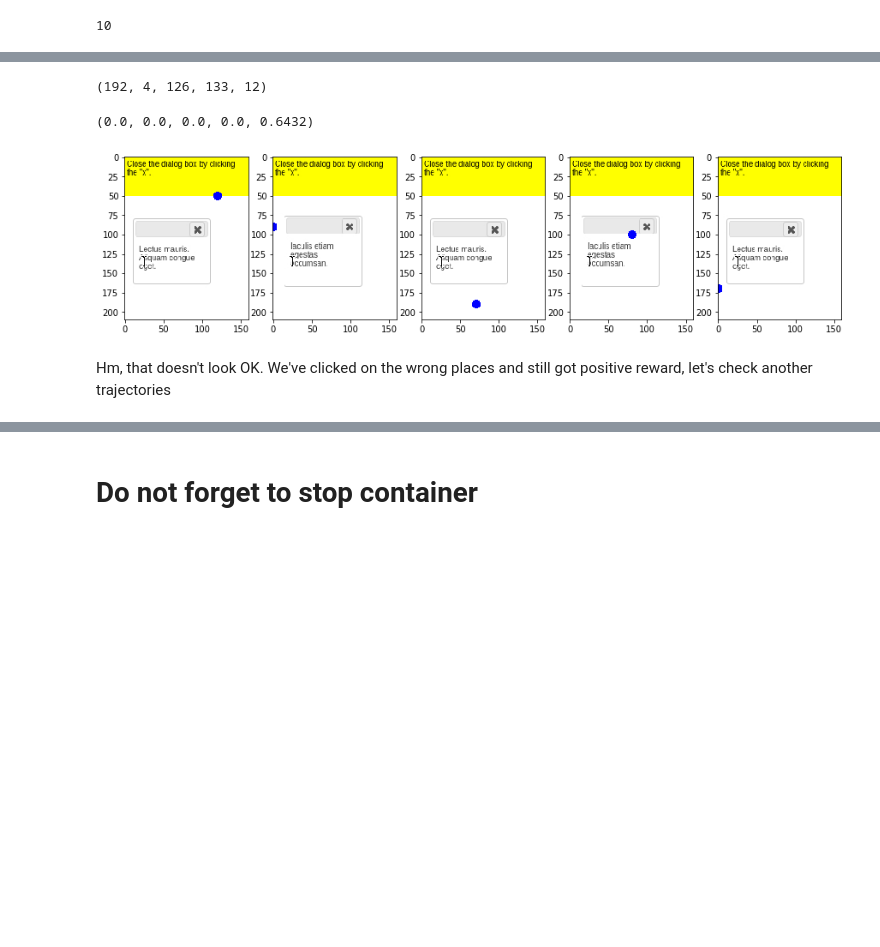
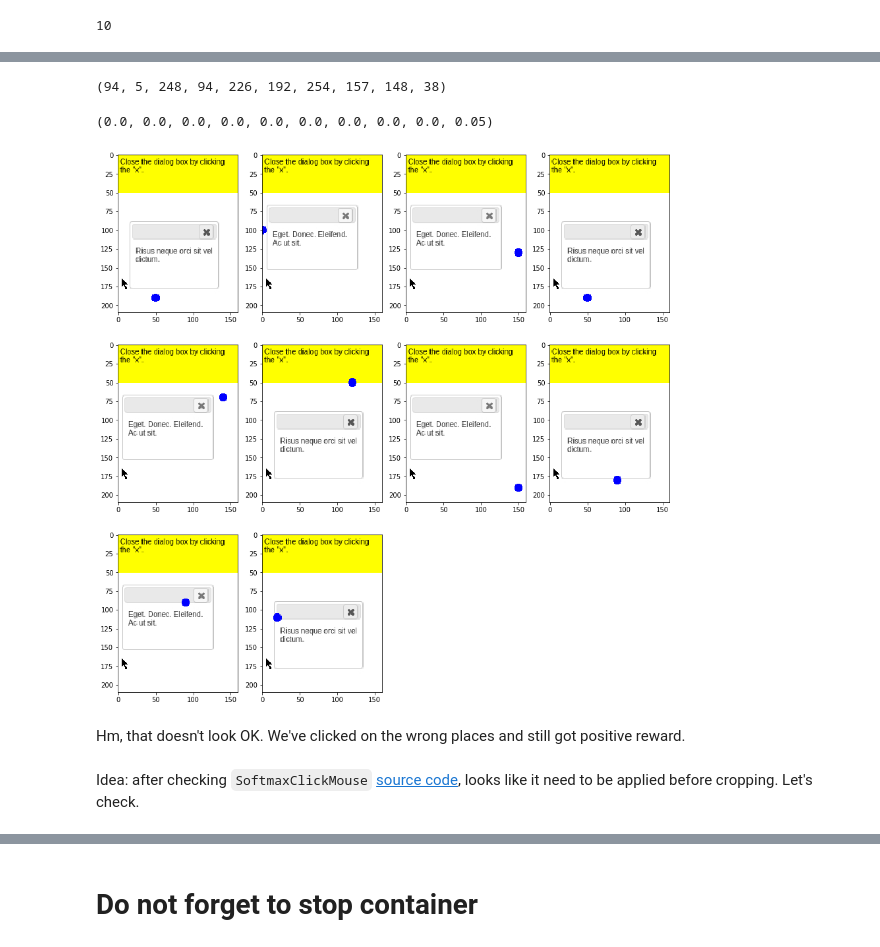
Before and after one commit to yfletberliac/rlss-2019, a Jupyter notebook: labs/MiniWoB/01_miniwob_baseline_debug.ipynb, the cells around one changed output, grey strips where cells are left out. Drawn from its saved outputs; the diff is of its cells as text; code cells hidden in the pictures; blank space fills up the shorter version.

```diff
--- a/labs/MiniWoB/01_miniwob_baseline_debug.ipynb
+++ b/labs/MiniWoB/01_miniwob_baseline_debug.ipynb
@@ -644,12 +643,11 @@ while obs[0] is None:
 # %%
-# this code also should help you to understand the expectations from your code
 net = Model(env.observation_space.shape, env.action_space.n).to(DEVICE)
 tgt_net = ptan.agent.TargetNet(net)
 
 parent_selector = ptan.actions.ArgmaxActionSelector()
 action_selector = ptan.actions.EpsilonGreedyActionSelector(epsilon=INITIAL_EPSILON, selector=parent_selector)
 agent = ptan.agent.DQNAgent(net, action_selector, device=DEVICE)
-exp_source = ptan.experience.ExperienceSourceFirstLast(env, agent, gamma=1.0, vectorized=True)
+exp_source = ptan.experience.ExperienceSourceFirstLast(env, agent, gamma=GAMMA, vectorized=True)
 
 buffer = ptan.experience.ExperienceReplayBuffer(exp_source, REPLAY_SIZE)
 optimizer = optim.Adam(net.parameters(), LR)
@@ -763,7 +779,8 @@ class TrajectoryTracking(vectorized.Wrapper):
             if t:
                 self.trajectories.append(list(t))
                 t.clear()
-            t.append(obs)
+            if obs:
+                t.append(obs)
         return obs_n
 
     def step(self, action_n):
@@ -843,16 +860,16 @@ list(map(len, env.trajectories))
 # %%
 # you might want to select different trajectory to check, I've chosen not very long one with positive reward
-tr = env.trajectories[0]
+tr = env.trajectories[-1]
 # %%
 tr_obs, tr_act, tr_rw = zip(*tr)
 # %%
 tr_act
 # %% [output]
-(192, 4, 126, 133, 12)
+(94, 5, 248, 94, 226, 192, 254, 157, 148, 38)
 # %%
 tr_rw
 # %% [output]
-(0.0, 0.0, 0.0, 0.0, 0.6432)
+(0.0, 0.0, 0.0, 0.0, 0.0, 0.0, 0.0, 0.0, 0.0, 0.05)
 # %%
 def get_obs_img(obs, action=None, action_step_pix=10, action_y_ofs=50, transpose=True):
     """
@@ -865,8 +882,6 @@ def get_obs_img(obs, action=None, action_step_pix=10, action_y_ofs=50, transpose
         draw = ImageDraw.Draw(img)
         if isinstance(action, tuple):
             x_ofs, y_ofs = action
-            x_ofs -= X_OFS
-            y_ofs -= Y_OFS
         else:
             y_ofs = action_y_ofs + (action % 16) * action_step_pix
             x_ofs = (action // 16) * action_step_pix
@@ -879,11 +894,14 @@ imgs = [get_obs_img(obs, action=act) for obs, act in zip(tr_obs, tr_act)]
 # %%
 fig = plt.figure(figsize=(15, 15))
 
+rows = 3
 for i, img in enumerate(imgs, start=1):
-    fig.add_subplot(1, len(imgs), i)
+    fig.add_subplot(rows, np.ceil(len(imgs)/rows), i)
     plt.imshow(img)
 plt.show()
 # %% [output]
-[figure, old version]
+[figure, new version]
 # %% [markdown]
-Hm, that doesn't look OK. We've clicked on the wrong places and still got positive reward, let's check another trajectories
+Hm, that doesn't look OK. We've clicked on the wrong places and still got positive reward.
+# %% [markdown]
+Idea: after checking `SoftmaxClickMouse` [source code](https://github.com/openai/universe/blob/master/universe/wrappers/experimental/action_space.py#L65), looks like it need to be applied before cropping. Let's check.
```
Also changed, not shown: parts of 53 cells of this notebook.
